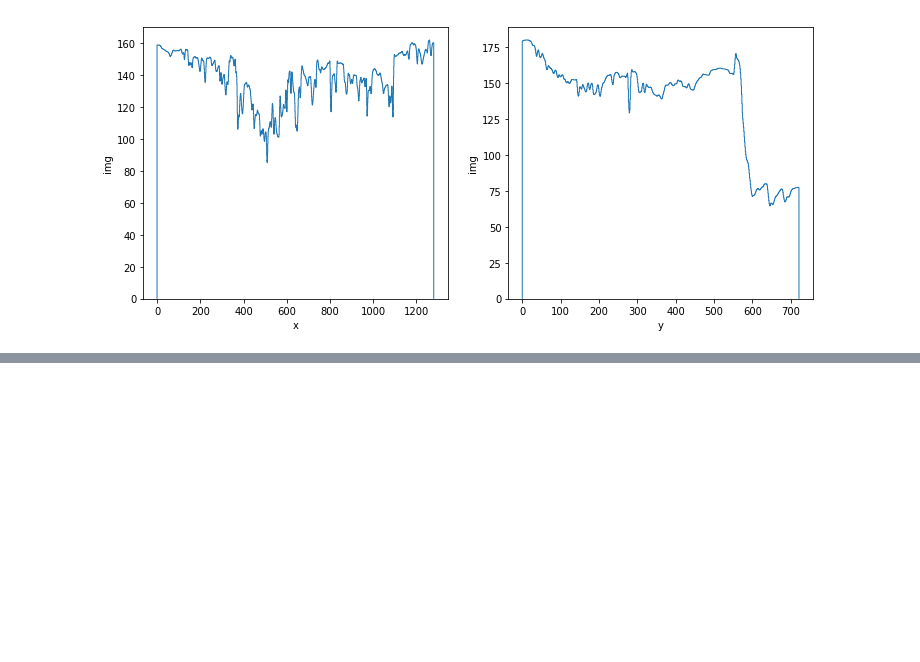
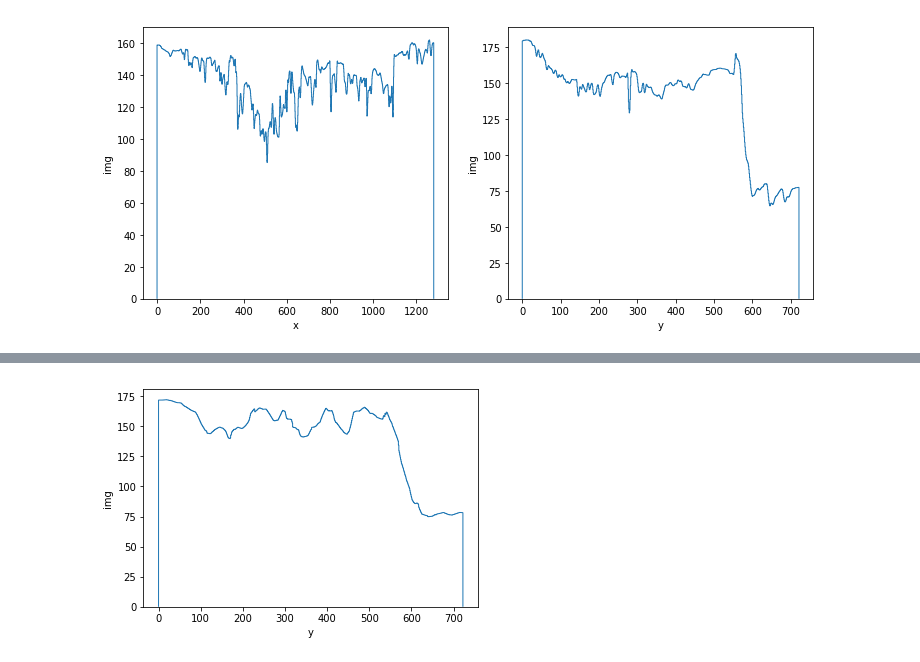
Before and after one commit to philippeller/dama, a Jupyter notebook: notebooks/histo_functions.ipynb, the cells around one changed output, grey strips where cells are left out. Cells and saved outputs as stored; diff of their text form; code cells hidden in the pictures; blank space fills up the shorter version.

```diff
--- a/notebooks/histo_functions.ipynb
+++ b/notebooks/histo_functions.ipynb
@@ -762,2 +707,4 @@ pd.interpolate('img', method='nearest')(g).plot(cmap='jet')
 # %%
-pd.interpolate('img', method='nearest')(g).histogram('img', method='mean')('y').plot()
+pd.interpolate('img', method='nearest')(g).binwise('img', method='mean')('y').plot()
+# %% [output]
+[figure, added]
```
Also changed, not shown: parts of 46 cells of this notebook, 3 other files.
